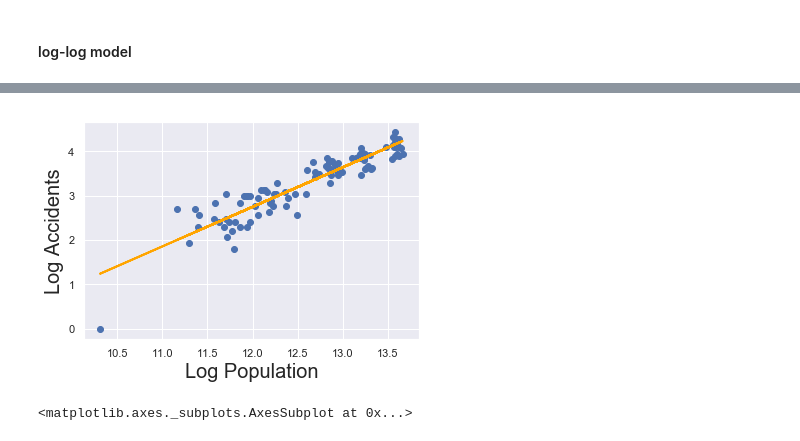
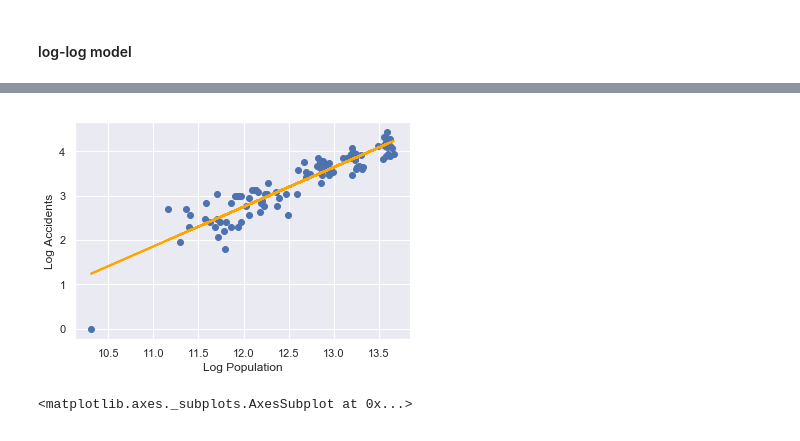
Before and after one commit to alexandrehsd/regression-analysis, a Jupyter notebook: Simple and Multiple Linear Regression.ipynb, the cells around one changed output, grey strips where cells are left out. Saved outputs shown, nothing was run; the diff lists cells and outputs as text; code cells hidden in the pictures.

```diff
--- a/Simple and Multiple Linear Regression.ipynb
+++ b/Simple and Multiple Linear Regression.ipynb
@@ -535,14 +533,15 @@ Warnings:
 # %%
 plt.scatter(x1,y)
 
 y_hat = -7.9563 + 0.8922*x1
 fig9 = plt.plot(x1,y_hat, lw=2, c='orange', label = 'regression line')
 
-plt.xlabel('Log Population', fontsize = 20)
-plt.ylabel('Log Accidents', fontsize = 20)
+plt.xlabel('Log Population')
+plt.ylabel('Log Accidents')
+plt.savefig('log-log.png')
 plt.show()
 # %% [output]
-[figure, old version]
+[figure, new version]
 # %%
 sns.residplot(x1, y, lowess=True, color="g")
 # %% [output]
```
Also changed, not shown: parts of 16 cells of this notebook.
